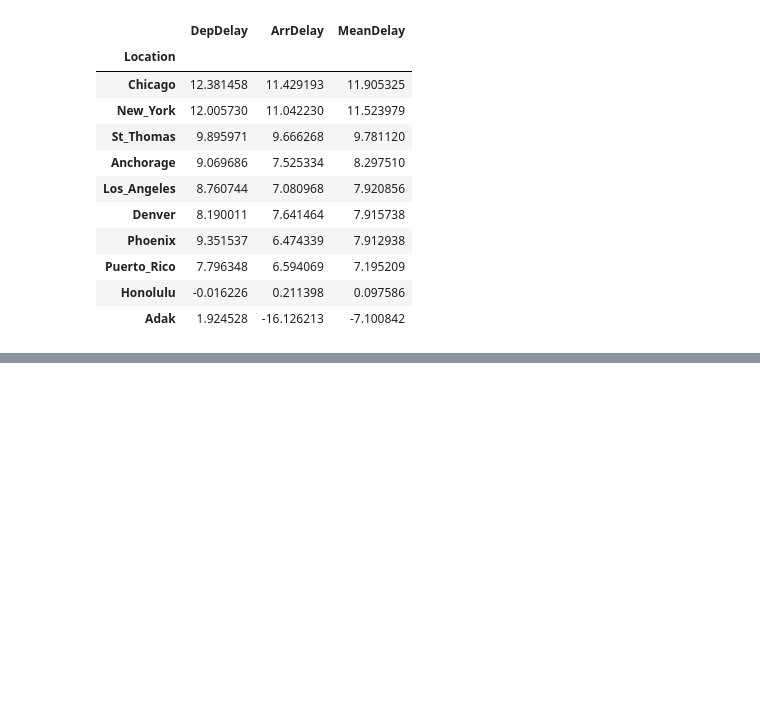
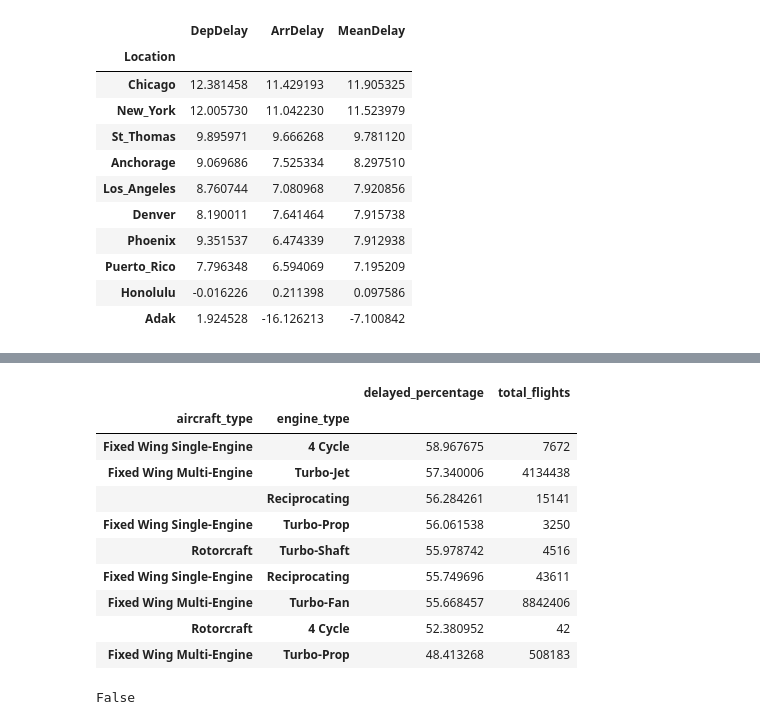
Before and after one commit to Pawlo77/Airline-Perfomrmance-Data-Analysis, a Jupyter notebook: src/exploring_questions.ipynb, the cells around one changed output, grey strips where cells are left out. Saved outputs shown, nothing was run; the diff lists cells and outputs as text; code cells hidden in the pictures; blank space fills up the shorter version.

```diff
--- a/src/exploring_questions.ipynb
+++ b/src/exploring_questions.ipynb
@@ -336,0 +361,24 @@ delay_by_location.sort_values(by="MeanDelay", ascending=False).head(10)
+# %%
+# Analyze the relationship between the delay frequency and aircraft_type and engine_type
+
+delay_frequency_by_aircraft_type = pd.DataFrame(flights.groupby(["aircraft_type", "engine_type"])
+                                        ["Delayed"].mean() * 100)
+delay_frequency_by_aircraft_type = delay_frequency_by_aircraft_type.rename(columns={"Delayed": "delayed_percentage"})
+delay_frequency_by_aircraft_type["total_flights"] = flights.groupby(["aircraft_type", "engine_type"])["Delayed"].count()
+delay_frequency_by_aircraft_type.sort_values(by="delayed_percentage", ascending=False).dropna()
+# %% [output]
+|  |  | delayed_percentage | total_flights |
+| aircraft_type | engine_type |  |  |
+| Fixed Wing Single-Engine | 4 Cycle | 58.967675 | 7672 |
+| Fixed Wing Multi-Engine | Turbo-Jet | 57.340006 | 4134438 |
+|  | Reciprocating | 56.284261 | 15141 |
+| Fixed Wing Single-Engine | Turbo-Prop | 56.061538 | 3250 |
+| Rotorcraft | Turbo-Shaft | 55.978742 | 4516 |
+| Fixed Wing Single-Engine | Reciprocating | 55.749696 | 43611 |
+| Fixed Wing Multi-Engine | Turbo-Fan | 55.668457 | 8842406 |
+| Rotorcraft | 4 Cycle | 52.380952 | 42 |
+| Fixed Wing Multi-Engine | Turbo-Prop | 48.413268 | 508183 |
+# %%
+flights.groupby("UniqueCarrier")["DelayReason"] == "WeatherDelay"
+# %% [output]
+False
```
Also changed, not shown: parts of 7 cells of this notebook.
